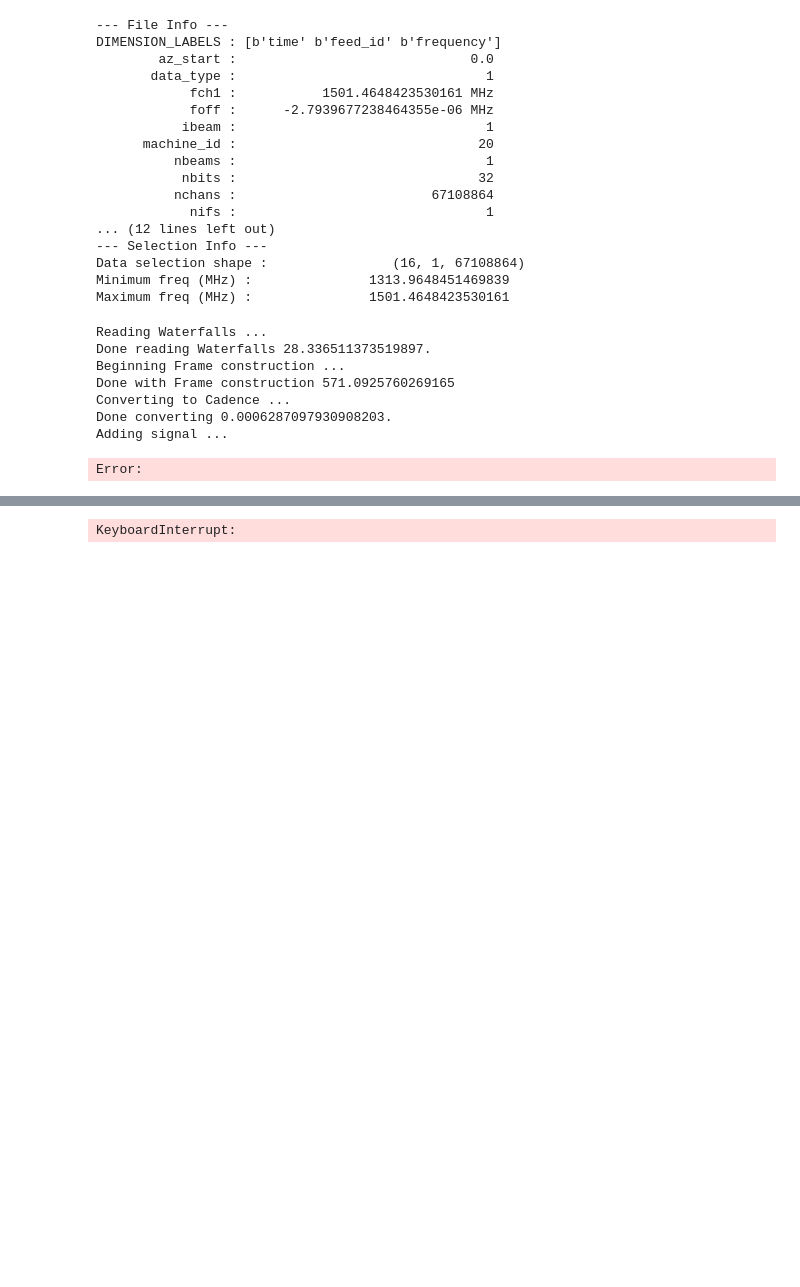
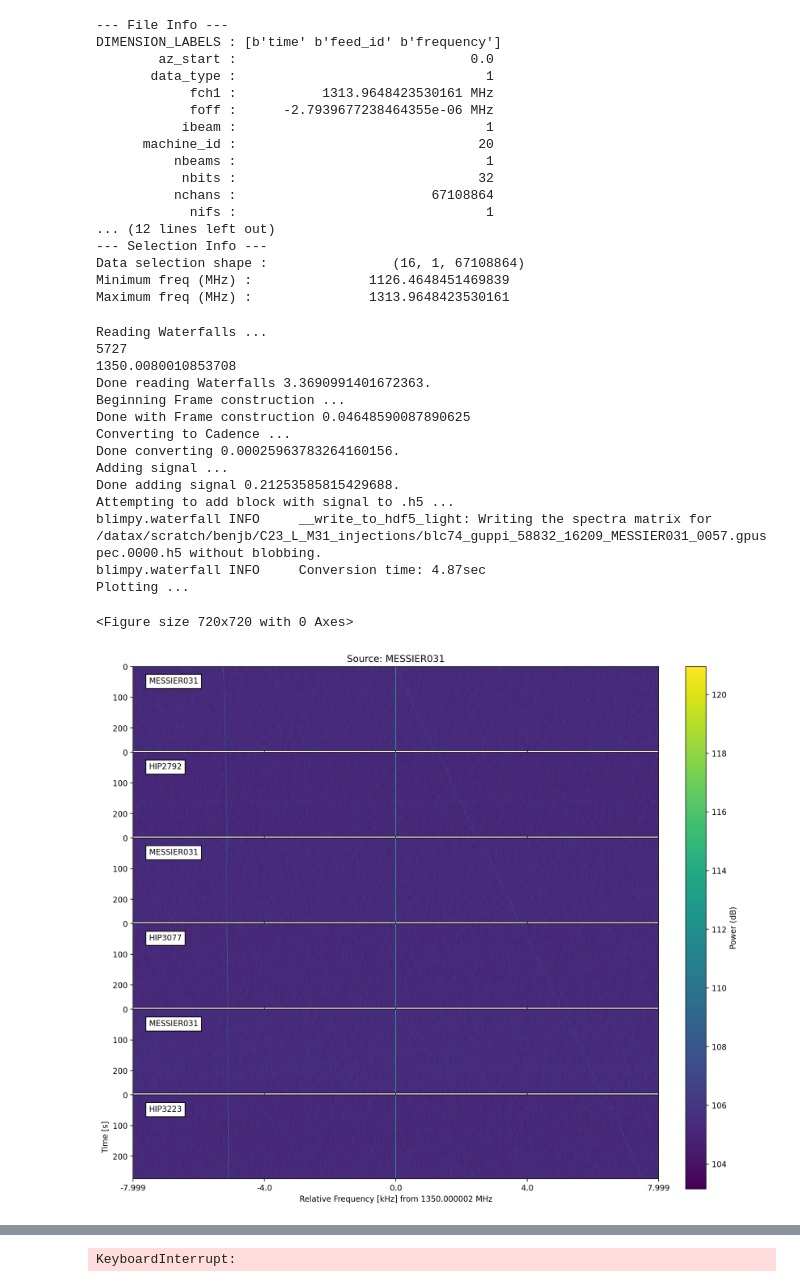
Before and after one commit to bjacobell/gbt-hdbscan, a Jupyter notebook: injection_visualization.ipynb, the cells around one changed output, grey strips where cells are left out. Saved outputs shown, nothing was run; the diff lists cells and outputs as text; code cells hidden in the pictures; blank space fills up the shorter version.

```diff
--- a/injection_visualization.ipynb
+++ b/injection_visualization.ipynb
@@ -49,14 +66,14 @@ h5_list = ['/datag/pipeline/AGBT19B_999_121/blc74_blp04/blc74_guppi_58832_16209_
        '/datag/pipeline/AGBT19B_999_121/blc74_blp04/blc74_guppi_58832_17485_MESSIER031_0061.gpuspec.0000.h5',
        '/datag/pipeline/AGBT19B_999_121/blc74_blp04/blc74_guppi_58832_17801_HIP3223_0062.gpuspec.0000.h5']
 # %%
-fb = bl.Waterfall(h5_list[0])
+fb = bl.Waterfall('/datag/pipeline/AGBT19B_999_121/blc75_blp05/blc75_guppi_58832_16209_MESSIER031_0057.gpuspec.0000.h5')
 fb.info()
 # %% [output]
 --- File Info ---
 DIMENSION_LABELS : [b'time' b'feed_id' b'frequency']
         az_start :                              0.0
        data_type :                                1
-            fch1 :           1501.4648423530161 MHz
+            fch1 :           1313.9648423530161 MHz
             foff :      -2.7939677238464355e-06 MHz
            ibeam :                                1
       machine_id :                               20
@@ -67,16 +84,19 @@ DIMENSION_LABELS : [b'time' b'feed_id' b'frequency']
 ... (12 lines left out)
 --- Selection Info ---
 Data selection shape :                (16, 1, 67108864)
-Minimum freq (MHz) :               1313.9648451469839
-Maximum freq (MHz) :               1501.4648423530161
+Minimum freq (MHz) :               1126.4648451469839
+Maximum freq (MHz) :               1313.9648423530161
 # %%
 import time
 
 start = time.time()
 
 print(f'Reading Waterfalls ...')
-#wf = [bl.Waterfall(h5_list[i], f_start=1350-0.0005, f_stop=1350+0.0005) for i in range(6)]
-wf = [bl.Waterfall(h5_list[i]) for i in range(6)]
+wf = [bl.Waterfall(h5_list[i], f_start=1350-0.008, f_stop=1350+0.008) for i in range(6)]
+#wf = [bl.Waterfall(h5_list[i]) for i in range(6)]
+block_freqs, _ = wf[0].grab_data()
+print(len(block_freqs))
+print(block_freqs[0])
 done_reading = time.time()
 print(f'Done reading Waterfalls {done_reading-start}.')
 print('Beginning Frame construction ...')
@@ -85,38 +105,56 @@ frame_list=[stg.Frame(waterfall=wf[0]),
             stg.Frame(waterfall=wf[1]),
             stg.Frame(waterfall=wf[2]),
             stg.Frame(waterfall=wf[3]),
             stg.Frame(waterfall=wf[4]),
             stg.Frame(waterfall=wf[5])]
 done_frame = time.time()
 print(f'Done with Frame construction {done_frame-done_reading}')
 
 print('Converting to Cadence ...')
 
 c = stg.Cadence(frame_list)
 done_cadence = time.time()
 print(f'Done converting {done_cadence-done_frame}.')
 print('Adding signal ...')
 
-c.add_signal(stg.constant_path(f_start=(1350-0.000230)*u.MHz,
-                               drift_rate=0.2*u.Hz/u.s),
+c.add_signal(stg.constant_path(f_start=(1350)*u.MHz,
+                               drift_rate=4*u.Hz/u.s),
                            stg.constant_t_profile(level=c[0].get_intensity(snr=100)),
-                           stg.sinc2_f_profile(width=2*c[0].df*u.Hz),
+                           stg.sinc2_f_profile(width=1*c[0].df*u.Hz),
                            stg.constant_bp_profile(level=1),
                            doppler_smearing=True,
                            smearing_subsamples=15)
 done_adding = time.time()
 print(f'Done adding signal {done_adding-done_cadence}.')
+
+print('Attempting to add block with signal to .h5 ...')
+
+fb = bl.Waterfall(h5_list[0])
+freqs, data = fb.grab_data()
+header_dict = fb.header
+data[:,np.where((freqs >= block_freqs[-1]) & (freqs <= block_freqs[0]))[0]] = c[0].data
+fb_new = bl.Waterfall(filename=None, header_dict=header_dict, data_array=np.expand_dims(data, axis=1))
+fb_new.write_to_hdf5('/datax/scratch/benjb/C23_L_M31_injections/blc74_guppi_58832_16209_MESSIER031_0057.gpuspec.0000.h5')
+
 print('Plotting ...')
 
 fig = plt.figure(figsize=(10, 10))
 c.plot()
 # %% [output]
 Reading Waterfalls ...
-Done reading Waterfalls 28.336511373519897.
+5727
+1350.0080010853708
+Done reading Waterfalls 3.3690991401672363.
 Beginning Frame construction ...
-Done with Frame construction 571.0925760269165
+Done with Frame construction 0.04648590087890625
 Converting to Cadence ...
-Done converting 0.0006287097930908203.
+Done converting 0.00025963783264160156.
 Adding signal ...
+Done adding signal 0.21253585815429688.
+Attempting to add block with signal to .h5 ...
+blimpy.waterfall INFO     __write_to_hdf5_light: Writing the spectra matrix for /datax/scratch/benjb/C23_L_M31_injections/blc74_guppi_58832_16209_MESSIER031_0057.gpuspec.0000.h5 without blobbing.
+blimpy.waterfall INFO     Conversion time: 4.87sec
+Plotting ...
-Error:
+<Figure size 720x720 with 0 Axes>
+[figure, added]
 # %%
```
Also changed, not shown: parts of 6 cells of this notebook, 5 other files.
